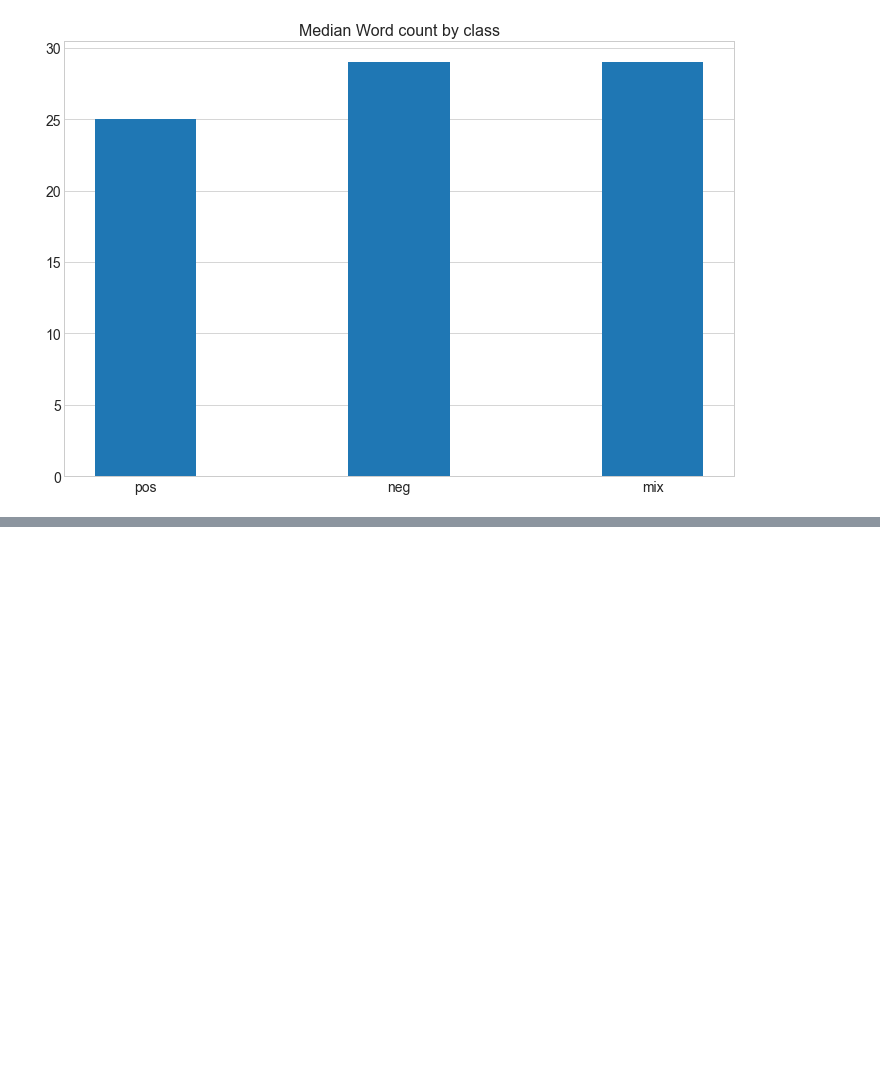
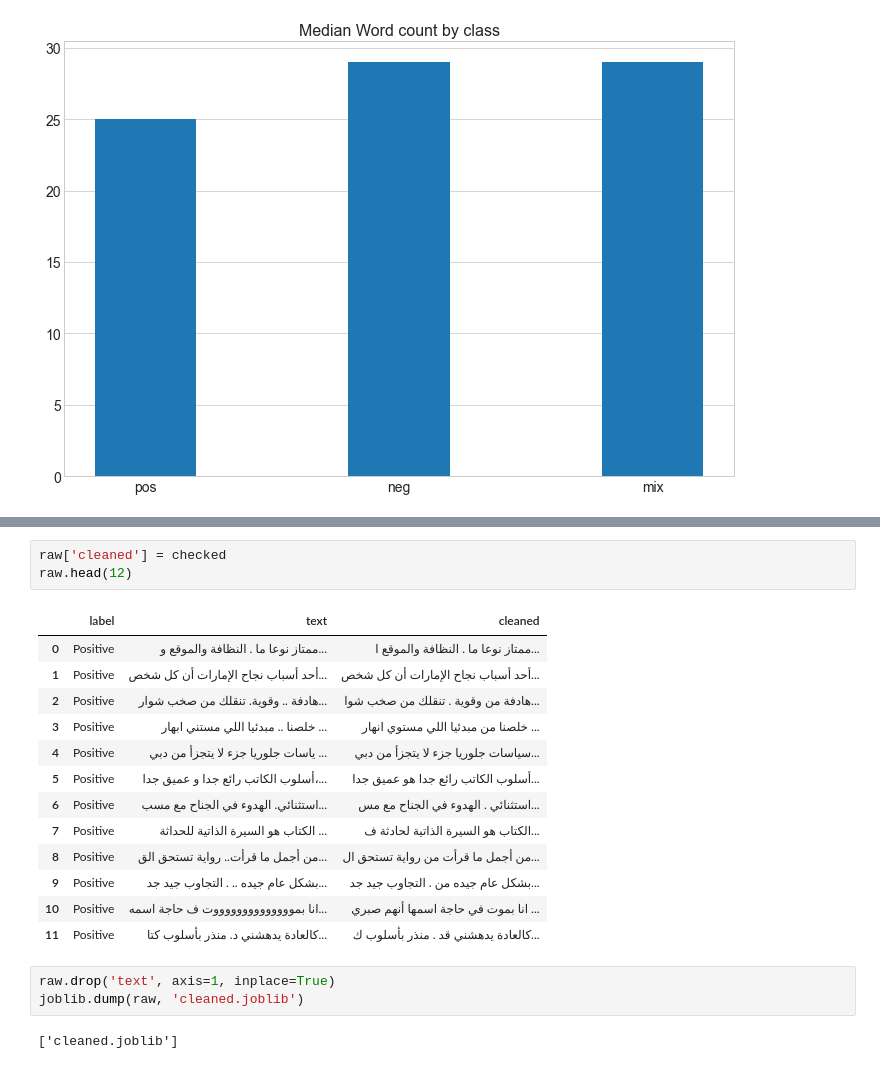
Before and after one commit to john-sedrak/NLP-Project, a Jupyter notebook: preprocessing/preprocess.ipynb, the cells around one changed output, grey strips where cells are left out. Drawn from its saved outputs; the diff is of its cells as text; blank space fills up the shorter version.

```diff
--- a/preprocessing/preprocess.ipynb
+++ b/preprocessing/preprocess.ipynb
@@ -328,0 +347,22 @@ Error:
+# %%
+raw['cleaned'] = checked
+raw.head(12)
+# %% [output]
+|  | label | text | cleaned |
+| 0 | Positive | ممتاز نوعا ما . النظافة والموقع و... | ممتاز نوعا ما . النظافة والموقع ا... |
+| 1 | Positive | أحد أسباب نجاح الإمارات أن كل شخص... | أحد أسباب نجاح الإمارات أن كل شخص... |
+| 2 | Positive | هادفة .. وقوية. تنقلك من صخب شوار... | هادفة من وقوية . تنقلك من صخب شوا... |
+| 3 | Positive | خلصنا .. مبدئيا اللي مستني ابهار ... | خلصنا من مبدئيا اللي مستوي انهار ... |
+| 4 | Positive | ياسات جلوريا جزء لا يتجزأ من دبي ... | سياسات جلوريا جزء لا يتجزأ من دبي... |
+| 5 | Positive | أسلوب الكاتب رائع جدا و عميق جدا،... | أسلوب الكاتب رائع جدا هو عميق جدا... |
+| 6 | Positive | استثنائي. الهدوء في الجناح مع مسب... | استثنائي . الهدوء في الجناح مع مس... |
+| 7 | Positive | الكتاب هو السيرة الذاتية للحداثة ... | الكتاب هو السيرة الذاتية لحادثة ف... |
+| 8 | Positive | من أجمل ما قرأت.. رواية تستحق الق... | من أجمل ما قرأت من رواية تستحق ال... |
+| 9 | Positive | بشكل عام جيده .. . التجاوب جيد جد... | بشكل عام جيده من . التجاوب جيد جد... |
+| 10 | Positive | انا بمووووووووووووووت ف حاجة اسمه... | انا بموت في حاجة اسمها أنهم صبري ... |
+| 11 | Positive | كالعادة يدهشني د. منذر بأسلوب كتا... | كالعادة يدهشني قد . منذر بأسلوب ك... |
+# %%
+raw.drop('text', axis=1, inplace=True)
+joblib.dump(raw, 'cleaned.joblib')
+# %% [output]
+['cleaned.joblib']
```
Also changed, not shown: parts of 7 cells of this notebook.
